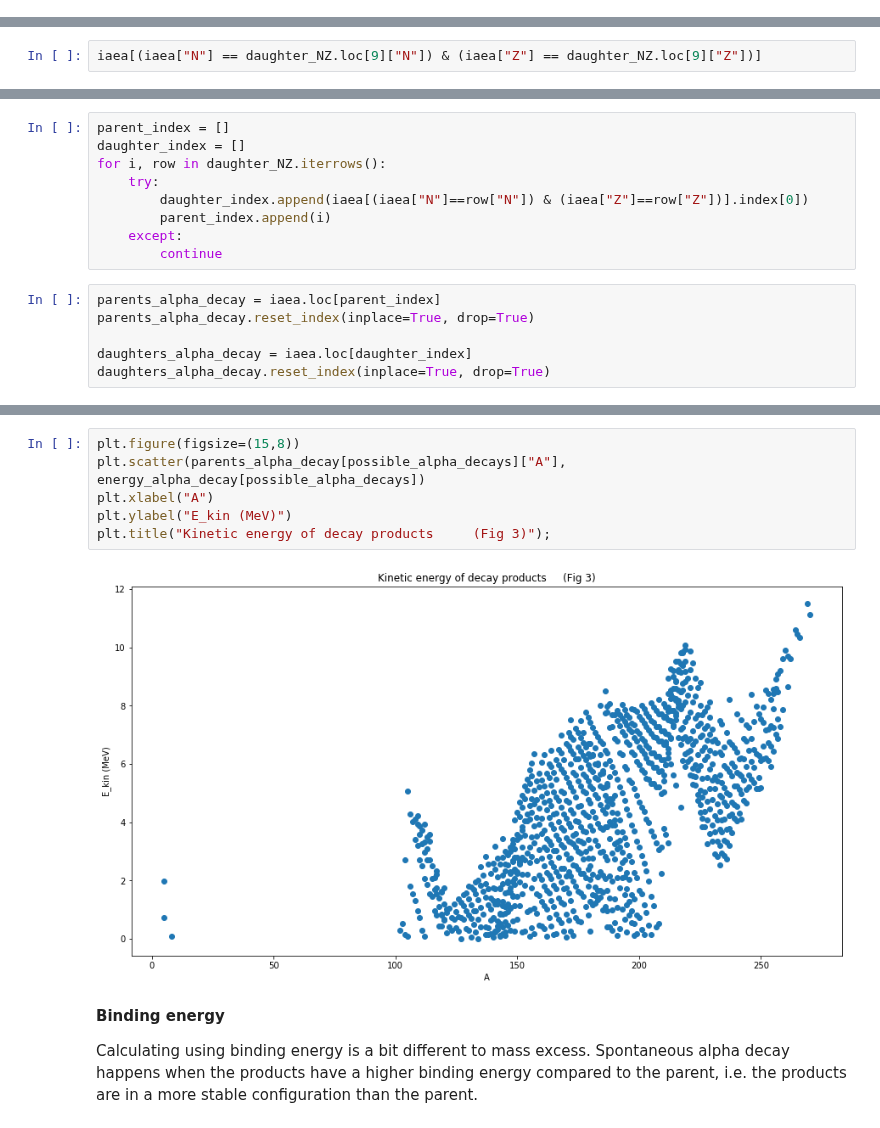
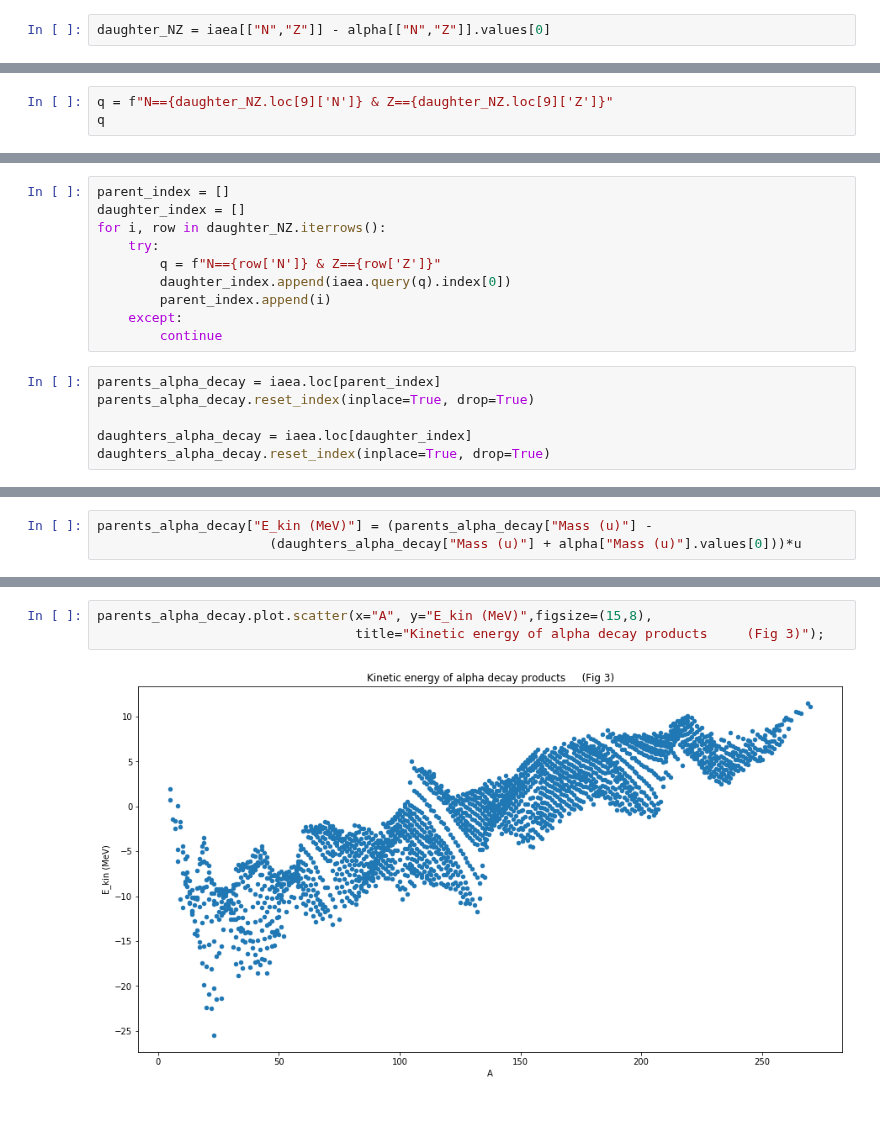
Before and after one commit to project-ida/nuclear-reactions, a Jupyter notebook: nuclear-energetics.ipynb, the cells around one changed output, grey strips where cells are left out. Saved outputs shown, nothing was run; the diff lists cells and outputs as text.

```diff
--- a/nuclear-energetics.ipynb
+++ b/nuclear-energetics.ipynb
@@ -148,3 +303,5 @@ daughter_NZ = iaea[["N","Z"]] - alpha[["N","Z"]].values
+# %%
+daughter_NZ = iaea[["N","Z"]] - alpha[["N","Z"]].values[0]
 # %%
 daughter_NZ.head(10)
 # %% [output]
@@ -171,3 +323,4 @@ $^5He$ is the first element in the list - if it releases an alpha we should be l
 # %%
-iaea[(iaea["N"] == daughter_NZ.loc[9]["N"]) & (iaea["Z"] == daughter_NZ.loc[9]["Z"])]
+q = f"N=={daughter_NZ.loc[9]['N']} & Z=={daughter_NZ.loc[9]['Z']}"
+q
 # %% [output]
@@ -180,7 +337,8 @@ parent_index = []
 daughter_index = []
 for i, row in daughter_NZ.iterrows():
     try:
-        daughter_index.append(iaea[(iaea["N"]==row["N"]) & (iaea["Z"]==row["Z"])].index[0])
+        q = f"N=={row['N']} & Z=={row['Z']}"
+        daughter_index.append(iaea.query(q).index[0])
         parent_index.append(i)
     except:
         continue
@@ -231,0 +371,3 @@ possible_alpha_decays = energy_alpha_decay > 0
+# %%
+parents_alpha_decay["E_kin (MeV)"] = (parents_alpha_decay["Mass (u)"] -
+                      (daughters_alpha_decay["Mass (u)"] + alpha["Mass (u)"].values[0]))*u
@@ -232,12 +388,5 @@ possible_alpha_decays = energy_alpha_decay > 0
 # %%
-plt.figure(figsize=(15,8))
-plt.scatter(parents_alpha_decay[possible_alpha_decays]["A"], energy_alpha_decay[possible_alpha_decays])
-plt.xlabel("A")
-plt.ylabel("E_kin (MeV)")
-plt.title("Kinetic energy of decay products     (Fig 3)");
+parents_alpha_decay.plot.scatter(x="A", y="E_kin (MeV)",figsize=(15,8),
+                                 title="Kinetic energy of alpha decay products     (Fig 3)");
 # %% [output]
-[figure, old version]
+[figure, new version]
-# %% [markdown]
-**Binding energy**
-
-Calculating using binding energy is a bit different to mass excess. Spontaneous alpha decay happens when the products have a higher binding energy compared to the parent, i.e. the products are in a more stable configuration than the parent.
```
Also changed, not shown: parts of 92 cells of this notebook, 1 other file.
